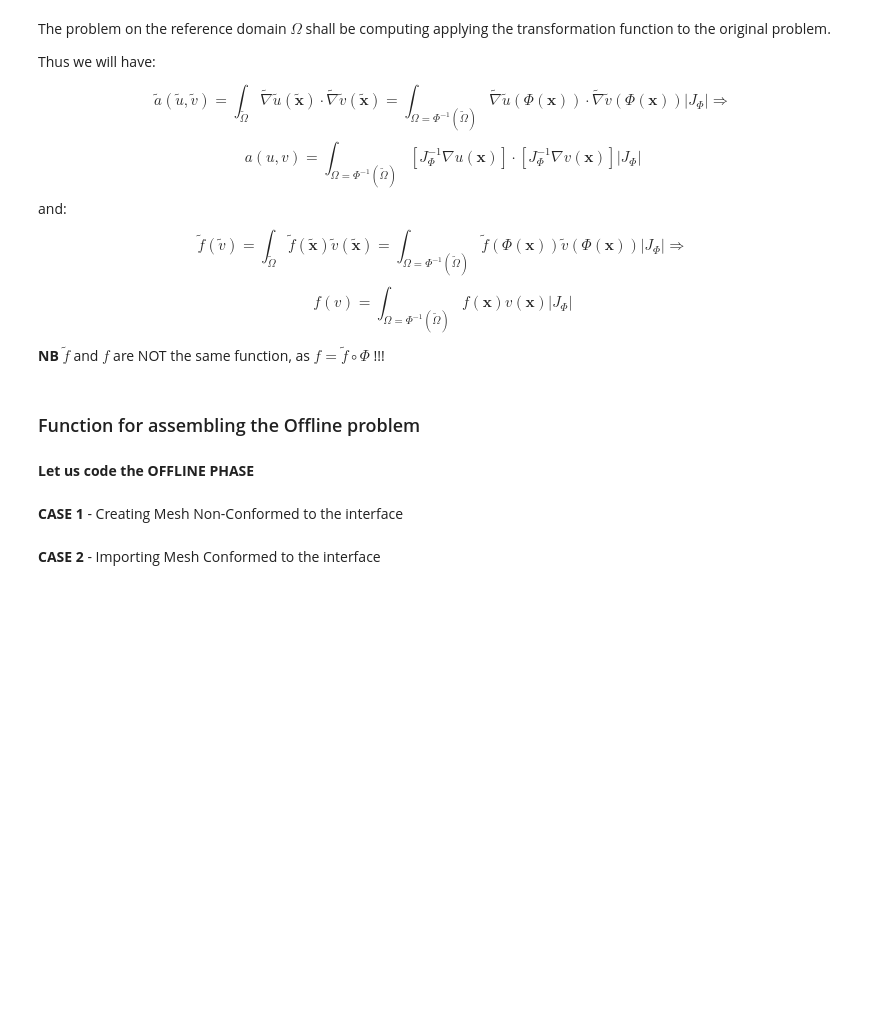
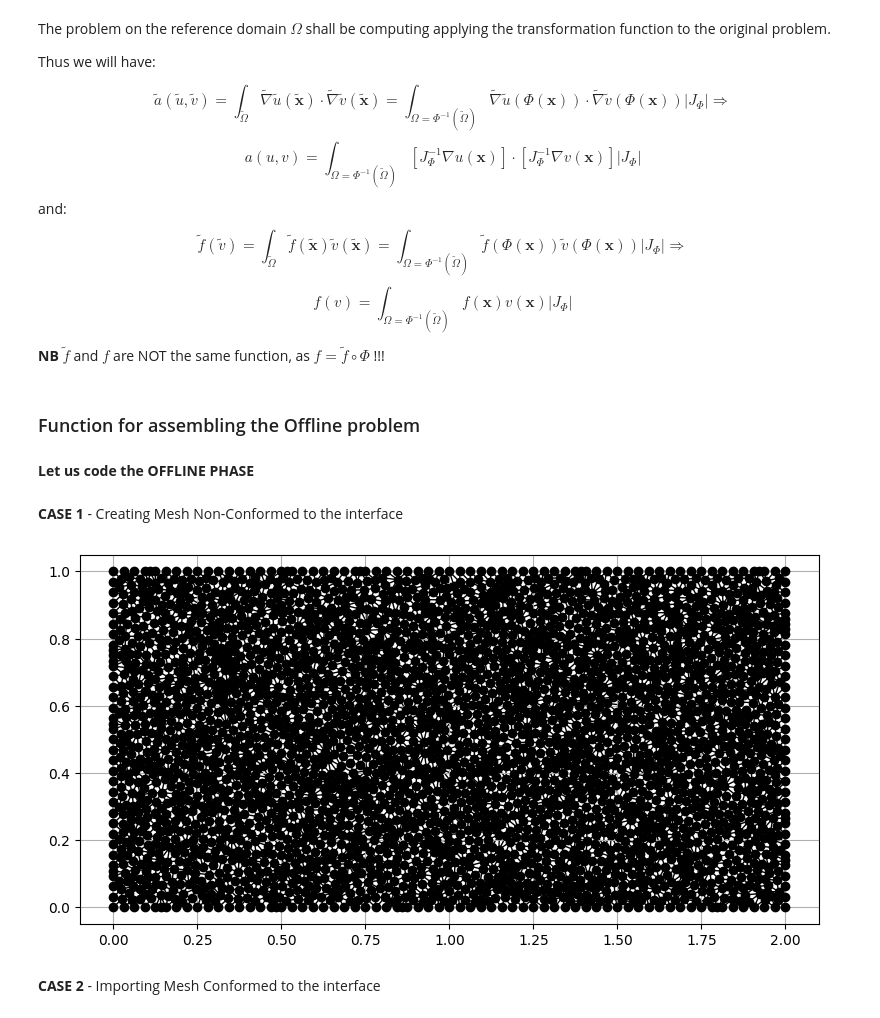
Before and after one commit to fvicini/RBM_ML_2026, a Jupyter notebook: Lab14/geometric.ipynb, the cells around one changed output. Saved outputs shown, nothing was run; the diff lists cells and outputs as text; code cells hidden in the pictures; blank space fills up the shorter version.

```diff
--- a/Lab14/geometric.ipynb
+++ b/Lab14/geometric.ipynb
@@ -201,0 +155,15 @@ order = 1
+# %%
+# Export folder
+export_file_path = "./Export/Test_1"
+if not os.path.exists(export_file_path):
+    os.makedirs(export_file_path)
+
+# Mesh file path
+export_mesh_path = export_file_path + "/Mesh"
+if not os.path.exists(export_mesh_path):
+    os.makedirs(export_mesh_path)
+
+# Solution file path
+export_solution_path = export_file_path + "/Solution"
+if not os.path.exists(export_solution_path):
+    os.makedirs(export_solution_path)
@@ -208,2 +184,18 @@ domain = { 'RectangleBase': 2.0, 'RectangleHeight': 1.0, 'VerticesBoundaryCondit
+# %%
+mesh_data = gedim.MeshMatrices()
+mesh = gedim.MeshMatricesDAO(mesh_data)
+
+polydim.pde_tools.mesh.pde_mesh_utilities.create_mesh_2_d(geometry_utilities,
+                                                          mesh_utilities,
+                                                          mesh_type,
+                                                          pde_domain,
+                                                          mesh_size,
+                                                          mesh)
+mesh_geometric_data = polydim.pde_tools.mesh.pde_mesh_utilities.compute_mesh_2_d_geometry_data(geometry_utilities, mesh_utilities, mesh)
+# %%
+vtk_utilities.export_mesh(export_mesh_path, mesh)
+other_ut.plot_mesh(mesh)
+# %% [output]
+[figure, added]
 # %% [markdown]
 **CASE 2** - Importing Mesh Conformed to the interface
```
Also changed, not shown: parts of 22 cells of this notebook.
